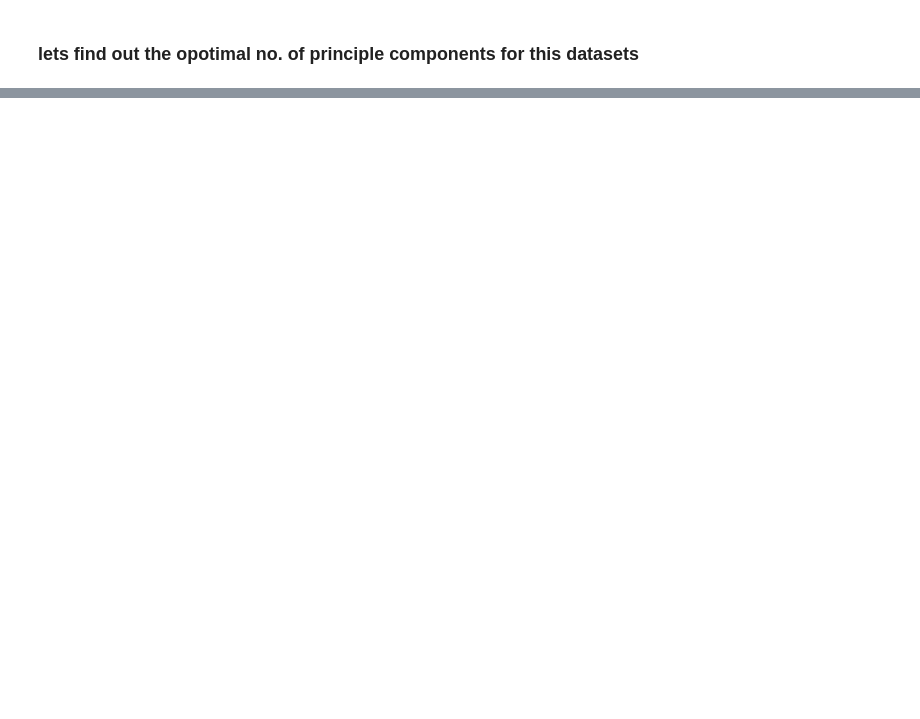
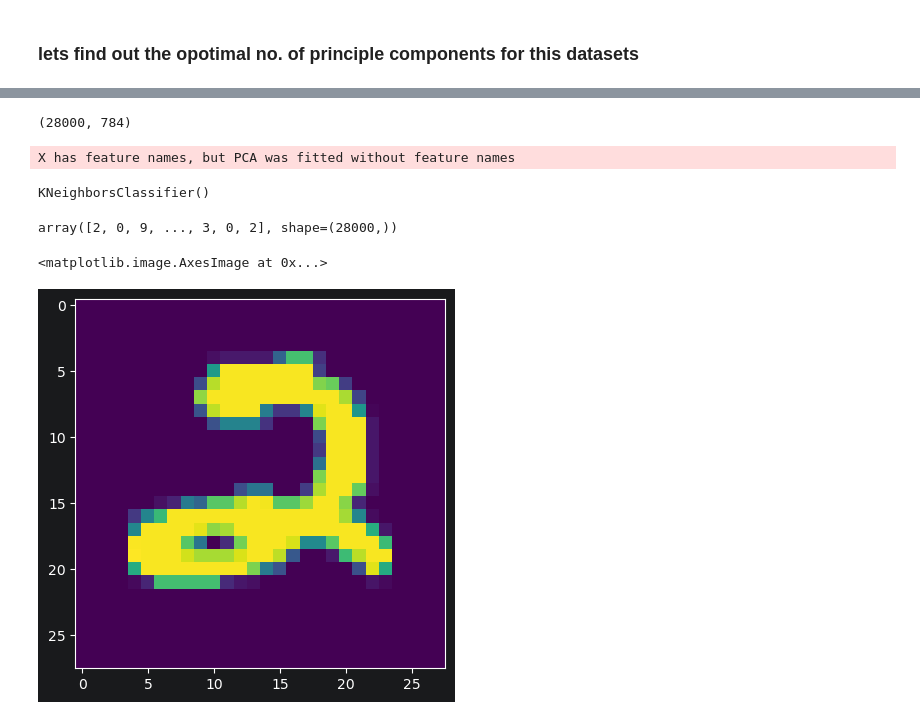
Before and after one commit to varun-chourasia/Machine-Learning, a Jupyter notebook: ML_Preprocessing/Feature Engineering/PCA/pca-guide.ipynb, the cells around one changed output, grey strips where cells are left out. Drawn from its saved outputs; the diff is of its cells as text; code cells hidden in the pictures; blank space fills up the shorter version.

```diff
--- a/ML_Preprocessing/Feature Engineering/PCA/pca-guide.ipynb
+++ b/ML_Preprocessing/Feature Engineering/PCA/pca-guide.ipynb
@@ -202,0 +233,3 @@ plt.plot(np.cumsum(pca.explained_variance_ratio_))
+# %%
+test = pd.read_csv("data_recognizer_dataset/test.csv")
+test
@@ -202,0 +250,4 @@ plt.plot(np.cumsum(pca.explained_variance_ratio_))
+# %%
+test.shape
+# %% [output]
+(28000, 784)
@@ -202,0 +256,9 @@ plt.plot(np.cumsum(pca.explained_variance_ratio_))
+# %%
+xtest = pca.transform(test)
+# %% [output]
+X has feature names, but PCA was fitted without feature names
+# %%
+knn1 = KNeighborsClassifier()
+knn1.fit(X_train_trf, y_train)
+# %% [output]
+KNeighborsClassifier()
@@ -202,0 +267,9 @@ plt.plot(np.cumsum(pca.explained_variance_ratio_))
+# %%
+y_pred1
+# %% [output]
+array([2, 0, 9, ..., 3, 0, 2], shape=(28000,))
+# %%
+plt.imshow(test.iloc[0,:].values.reshape(28, 28))
+# %% [output]
+<matplotlib.image.AxesImage at 0x...>
+[figure, added]
```
Also changed, not shown: parts of 16 cells of this notebook, 1 other file.
